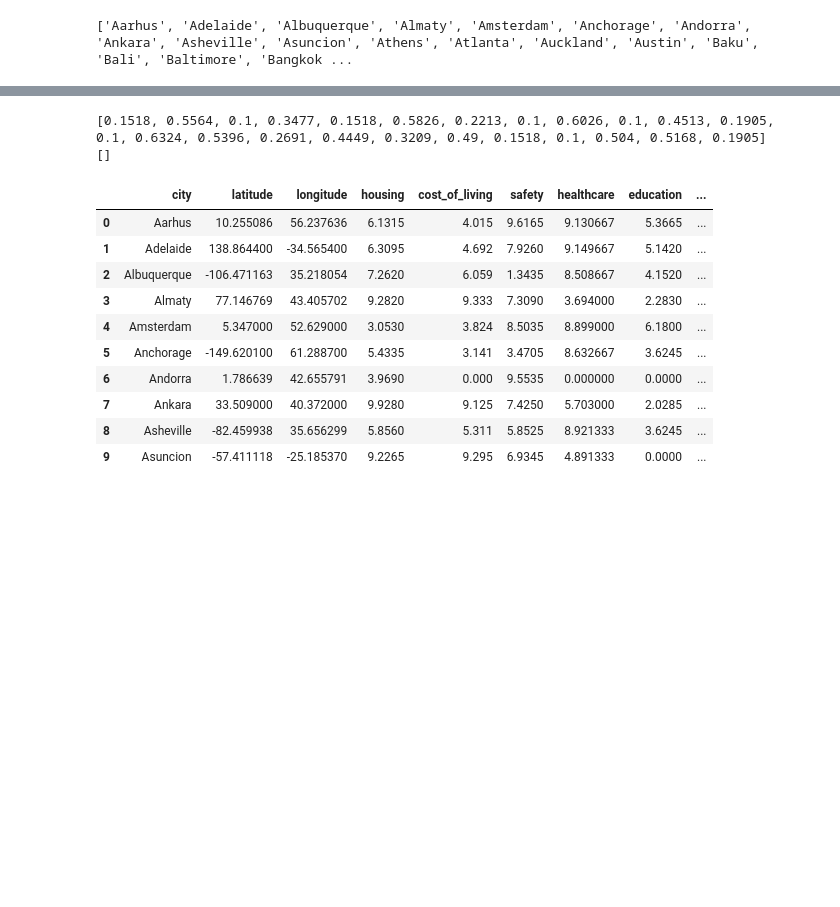
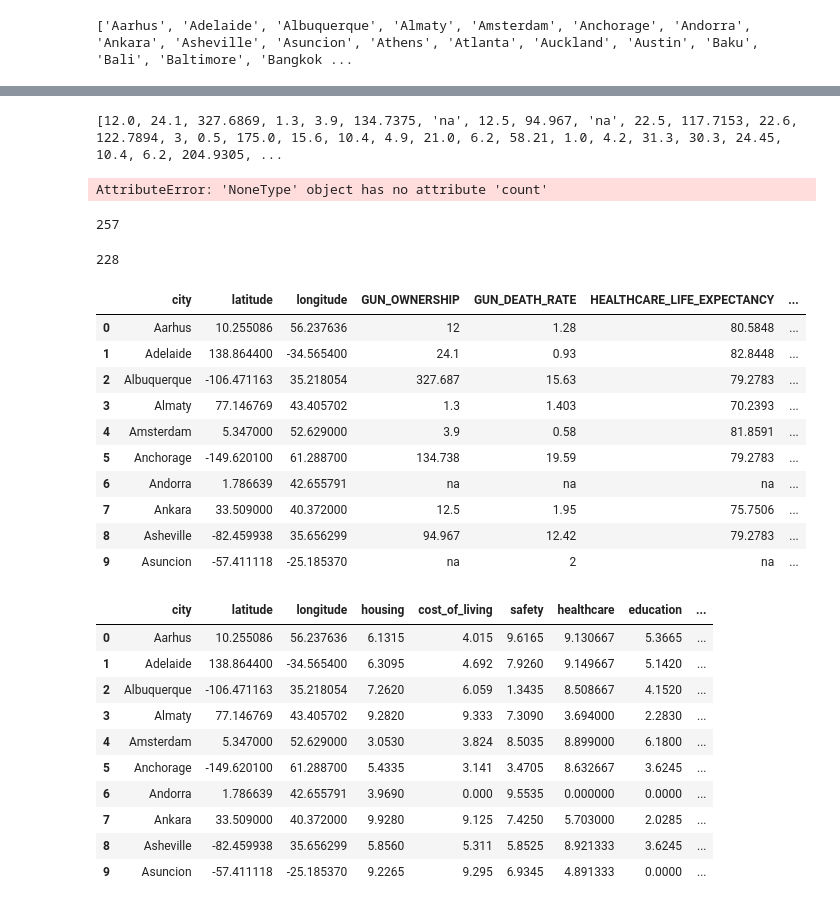
Before and after one commit to rdhuper/Project_Group_6, a Jupyter notebook: alex/Teleport_API_City_Collection.ipynb, the cells around one changed output, grey strips where cells are left out. Saved outputs shown, nothing was run; the diff lists cells and outputs as text; code cells hidden in the pictures; blank space fills up the shorter version.

Commit message:
updated with working details

```diff
--- a/alex/Teleport_API_City_Collection.ipynb
+++ b/alex/Teleport_API_City_Collection.ipynb
@@ -294,10 +340,55 @@ https://api.teleport.org/api/urban_areas/slug:zurich/details/
 # %%
 # print(processed_cities_full
 print(GUN_OWNERSHIP)
-print(STARTUP_JOBS_AVAILABLE)
+# print(STARTUP_JOBS_AVAILABLE)
 # %% [output]
-[0.1518, 0.5564, 0.1, 0.3477, 0.1518, 0.5826, 0.2213, 0.1, 0.6026, 0.1, 0.4513, 0.1905, 0.1, 0.6324, 0.5396, 0.2691, 0.4449, 0.3209, 0.49, 0.1518, 0.1, 0.504, 0.5168, 0.1905]
-[]
+[12.0, 24.1, 327.6869, 1.3, 3.9, 134.7375, 'na', 12.5, 94.967, 'na', 22.5, 117.7153, 22.6, 122.7894, 3, 0.5, 175.0, 15.6, 10.4, 4.9, 21.0, 6.2, 58.21, 1.0, 4.2, 31.3, 30.3, 24.45, 10.4, 6.2, 204.9305, ...
+AttributeError: 'NoneType' object has no attribute 'count'
+# %%
+len(GUN_DEATH_RATE)
+# %% [output]
+257
+# %%
+len(DRINKING_WATER_QUALITY_TELESCORE)
+
+# print(processed_cities_full)
+# %% [output]
+228
+# %%
+# create a data frame from lat, lon, and details
+
+city_details_dict = {
+    "city": processed_cities_full,
+    "latitude": latitude,
+    "longitude": longitude,
+    "GUN_OWNERSHIP": GUN_OWNERSHIP,
+    "GUN_DEATH_RATE": GUN_DEATH_RATE,
+    "HEALTHCARE_LIFE_EXPECTANCY": HEALTHCARE_LIFE_EXPECTANCY,
+    "DRINKING_WATER_QUALITY_TELESCORE": DRINKING_WATER_QUALITY_TELESCORE,
+    "AIR_POLLUTION_TELESCORE": AIR_POLLUTION_TELESCORE,
+    "WEATHER_SUNSHINE_AMOUNT": WEATHER_SUNSHINE_AMOUNT,
+    "CRIME_RATE_TELESCORE": CRIME_RATE_TELESCORE,
+    "BUSINESS_FREEDOM": BUSINESS_FREEDOM,
+    "STARTUP_JOBS_AVAILABLE": STARTUP_JOBS_AVAILABLE
+
+
+
+}
+
+city_details_data = pd.DataFrame(city_details_dict)
+city_details_data.head(10)
+# %% [output]
+|  | city | latitude | longitude | GUN_OWNERSHIP | GUN_DEATH_RATE | HEALTHCARE_LIFE_EXPECTANCY | ... |
+| 0 | Aarhus | 10.255086 | 56.237636 | 12 | 1.28 | 80.5848 | ... |
+| 1 | Adelaide | 138.864400 | -34.565400 | 24.1 | 0.93 | 82.8448 | ... |
+| 2 | Albuquerque | -106.471163 | 35.218054 | 327.687 | 15.63 | 79.2783 | ... |
+| 3 | Almaty | 77.146769 | 43.405702 | 1.3 | 1.403 | 70.2393 | ... |
+| 4 | Amsterdam | 5.347000 | 52.629000 | 3.9 | 0.58 | 81.8591 | ... |
+| 5 | Anchorage | -149.620100 | 61.288700 | 134.738 | 19.59 | 79.2783 | ... |
+| 6 | Andorra | 1.786639 | 42.655791 | na | na | na | ... |
+| 7 | Ankara | 33.509000 | 40.372000 | 12.5 | 1.95 | 75.7506 | ... |
+| 8 | Asheville | -82.459938 | 35.656299 | 94.967 | 12.42 | 79.2783 | ... |
+| 9 | Asuncion | -57.411118 | -25.185370 | na | 2 | na | ... |
 # %%
 # create a data frame from cities, scores
 city_dict = {
```
Also changed, not shown: parts of 1 cell of this notebook.
